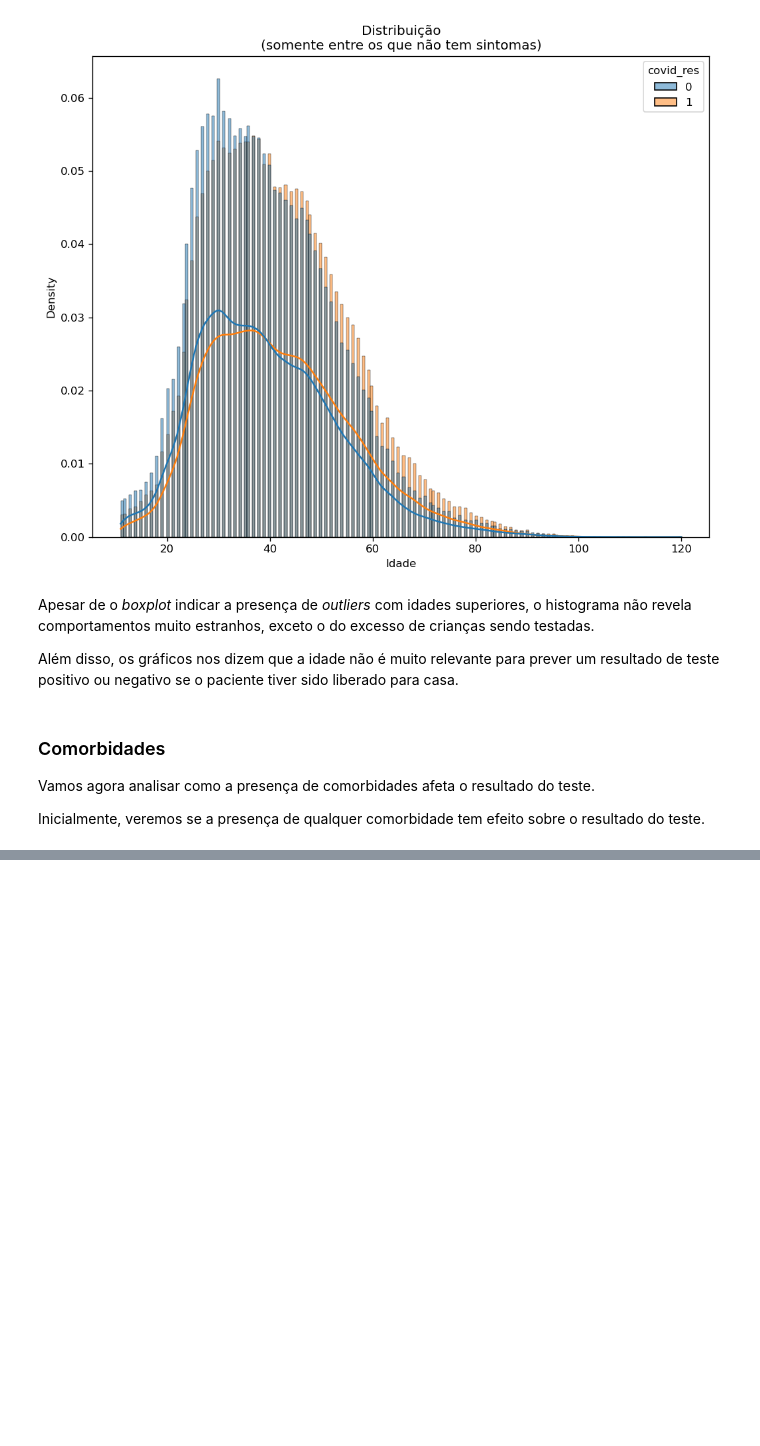
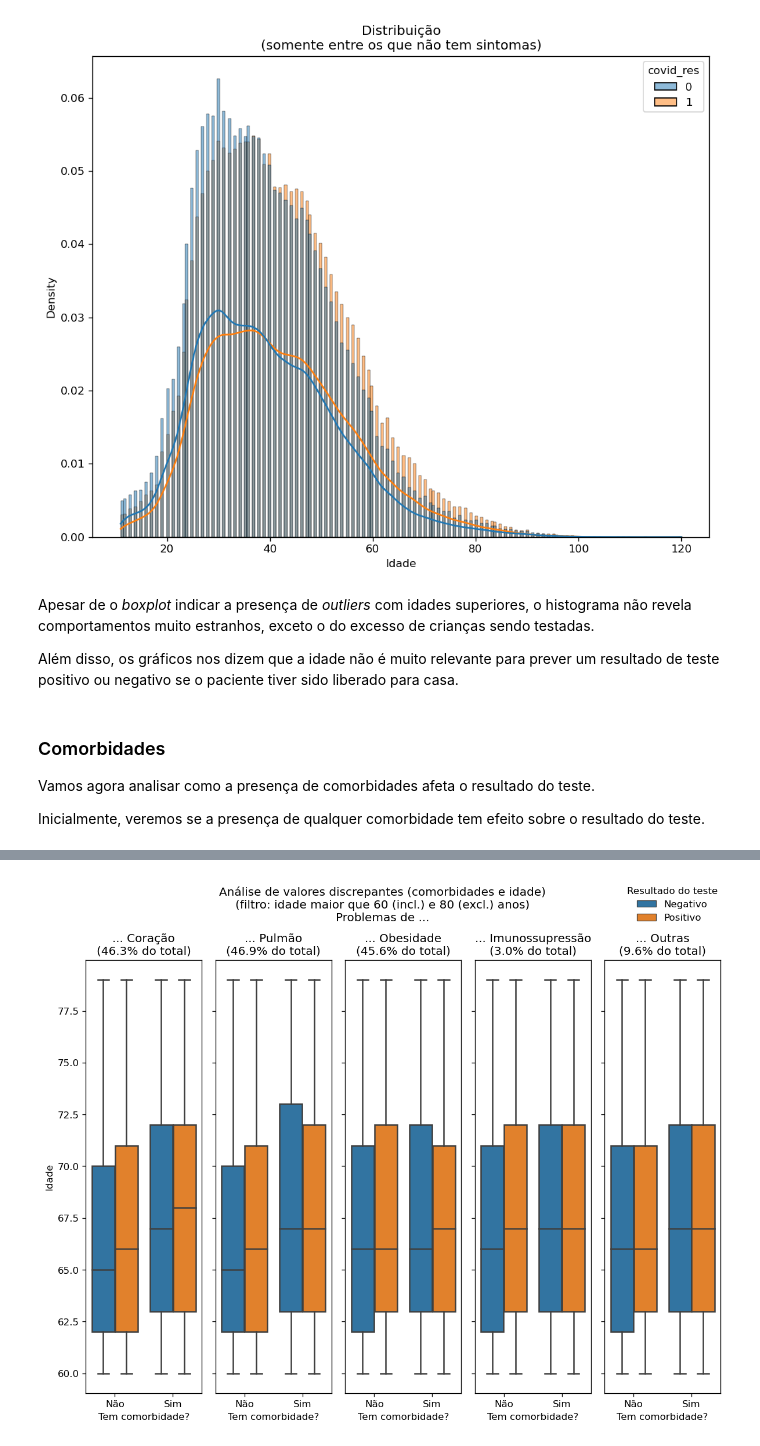
Before and after one commit to flimao/modelos-covid, a Jupyter notebook: notebooks_exploration/2-eda.ipynb, the cells around one changed output, grey strips where cells are left out. Saved outputs shown, nothing was run; the diff lists cells and outputs as text; code cells hidden in the pictures; blank space fills up the shorter version.

```diff
--- a/notebooks_exploration/2-eda.ipynb
+++ b/notebooks_exploration/2-eda.ipynb
@@ -525,0 +712,8 @@ Dos *boxplots* acima, depreende-se que:
+# %%
+figs['idoso'] = plot_box_comorbs(
+    conf_dict = comorbs,
+    data_df = comorbs_df[e_idoso],
+    nome_filtro = 'idade maior que 60 (incl.) e 80 (excl.) anos'
+)
+# %% [output]
+[figure, added]
```
Also changed, not shown: parts of 65 cells of this notebook.
